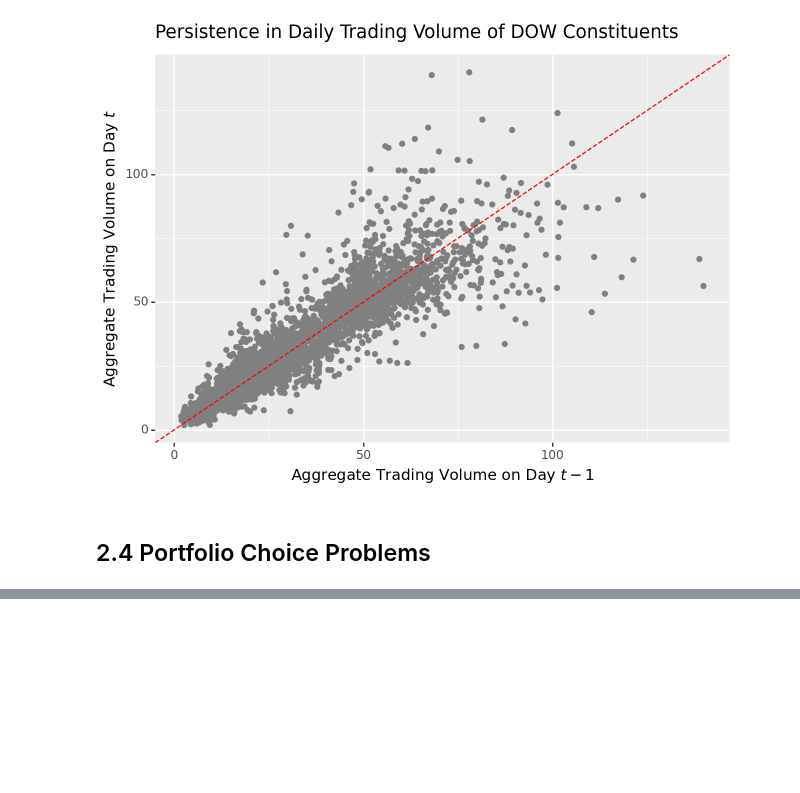
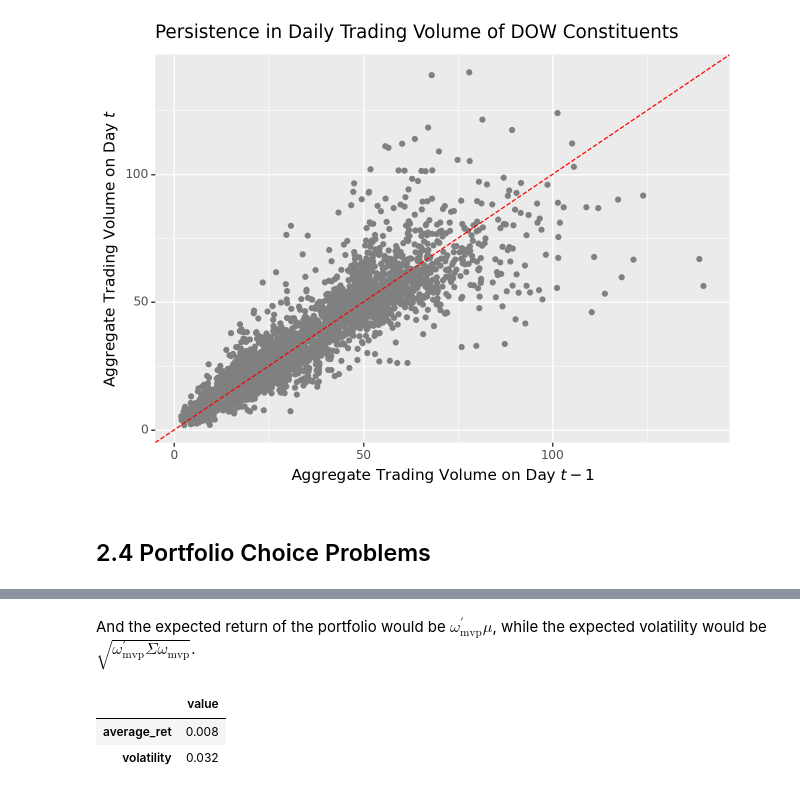
Before and after one commit to SteveXFLiu/tidyFinance, a Jupyter notebook: ch02.ipynb, the cells around one changed output, grey strips where cells are left out. Drawn from its saved outputs; the diff is of its cells as text; code cells hidden in the pictures; blank space fills up the shorter version.

```diff
--- a/ch02.ipynb
+++ b/ch02.ipynb
@@ -465,0 +542,4 @@ trading_volume_persistence_figure.draw()
+# %%
+sigma = np.array(returns_matrix.cov())
+
+sigma
@@ -465,0 +573,9 @@ trading_volume_persistence_figure.draw()
+# %%
+N = returns_matrix.shape[1]
+iota = np.ones(N)
+sigma_inv = np.linalg.inv(sigma)
+
+mvp_weights = sigma_inv @ iota
+mvp_weights = mvp_weights / mvp_weights.sum()
+
+mvp_weights
@@ -465,0 +590,16 @@ trading_volume_persistence_figure.draw()
+# %% [markdown]
+And the expected return of the portfolio would be $\omega^{\prime}_{\text{mvp}}\mu$, while the expected volatility would be $\sqrt{\omega^{\prime}_{\text{mvp}}\Sigma\omega_{\text{mvp}}}$.
+# %%
+mvp_return = mu.T @ mvp_weights
+mvp_volatility = np.sqrt(mvp_weights.T @ sigma @ mvp_weights)
+
+mvp_moments = pd.DataFrame(
+    {"value": [mvp_return, mvp_volatility]},
+    index=["average_ret", "volatility"]
+)
+
+mvp_moments.round(3)
+# %% [output]
+|  | value |
+| average_ret | 0.008 |
+| volatility | 0.032 |
```
Also changed, not shown: parts of 15 cells of this notebook.
